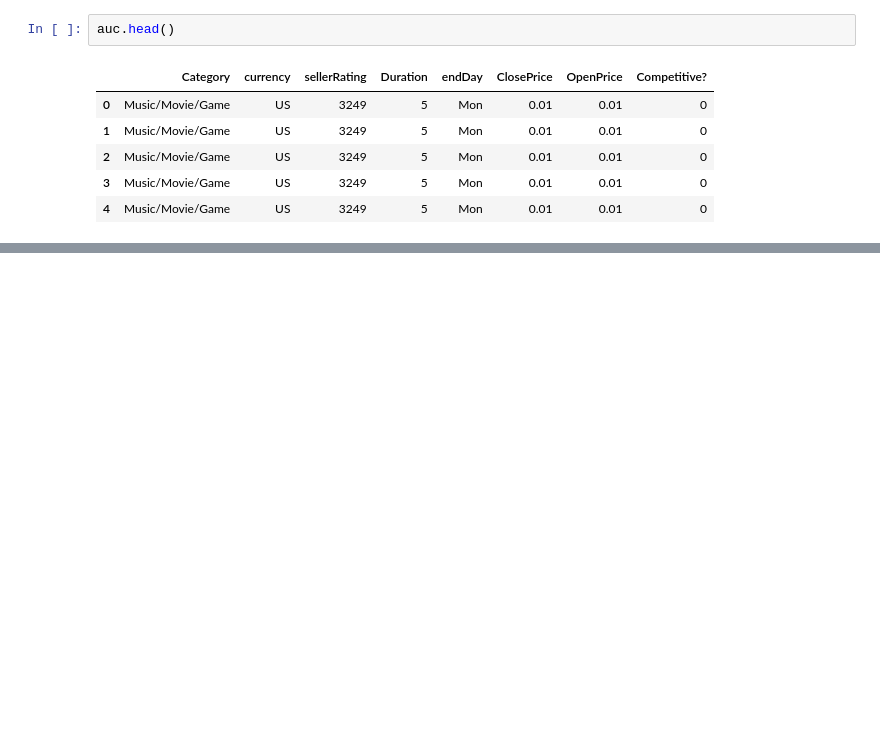
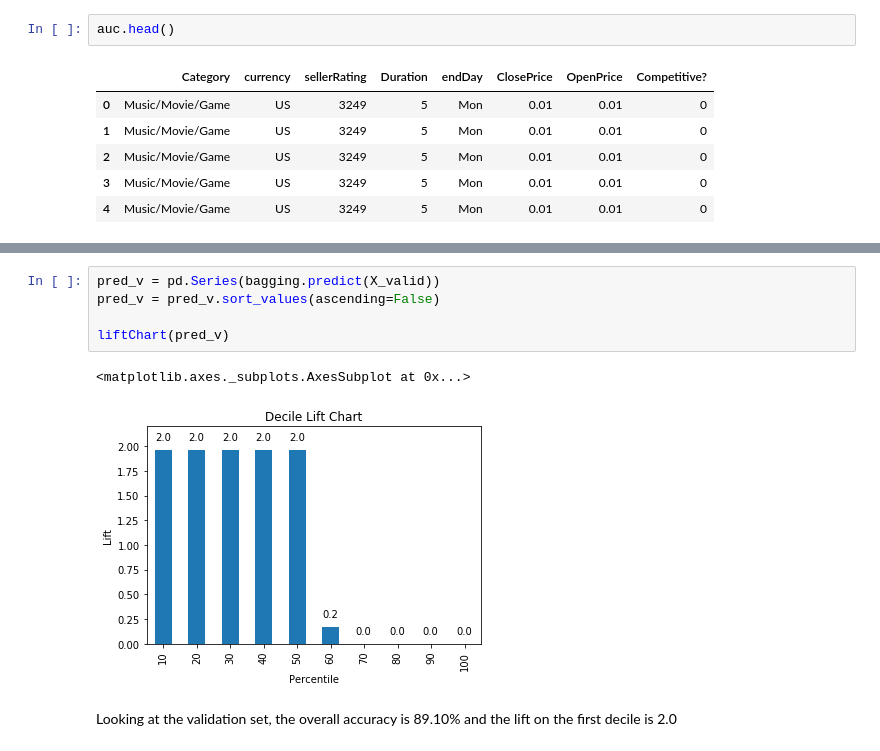
Before and after one commit to Damilare1989/Business-Analytics-Exercises, a Jupyter notebook: Chap13_2.ipynb, the cells around one changed output, grey strips where cells are left out. Saved outputs shown, nothing was run; the diff lists cells and outputs as text; blank space fills up the shorter version.

```diff
--- a/Chap13_2.ipynb
+++ b/Chap13_2.ipynb
@@ -34,0 +126,10 @@ ax.set_ylabel('Lift')
+# %%
+pred_v = pd.Series(bagging.predict(X_valid))
+pred_v = pred_v.sort_values(ascending=False)
+
+liftChart(pred_v)
+# %% [output]
+<matplotlib.axes._subplots.AxesSubplot at 0x...>
+[figure, added]
+# %% [markdown]
+Looking at the validation set, the overall accuracy is 89.10% and the lift on the first decile is 2.0
```
Also changed, not shown: parts of 18 cells of this notebook, 2 other files.
